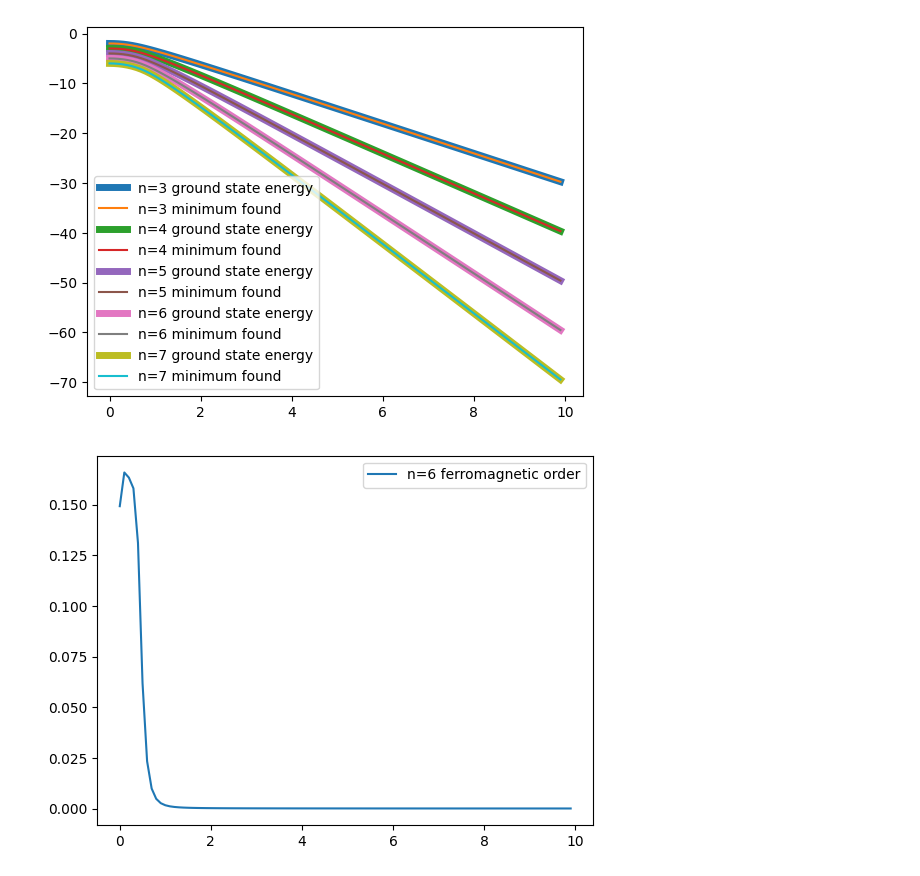
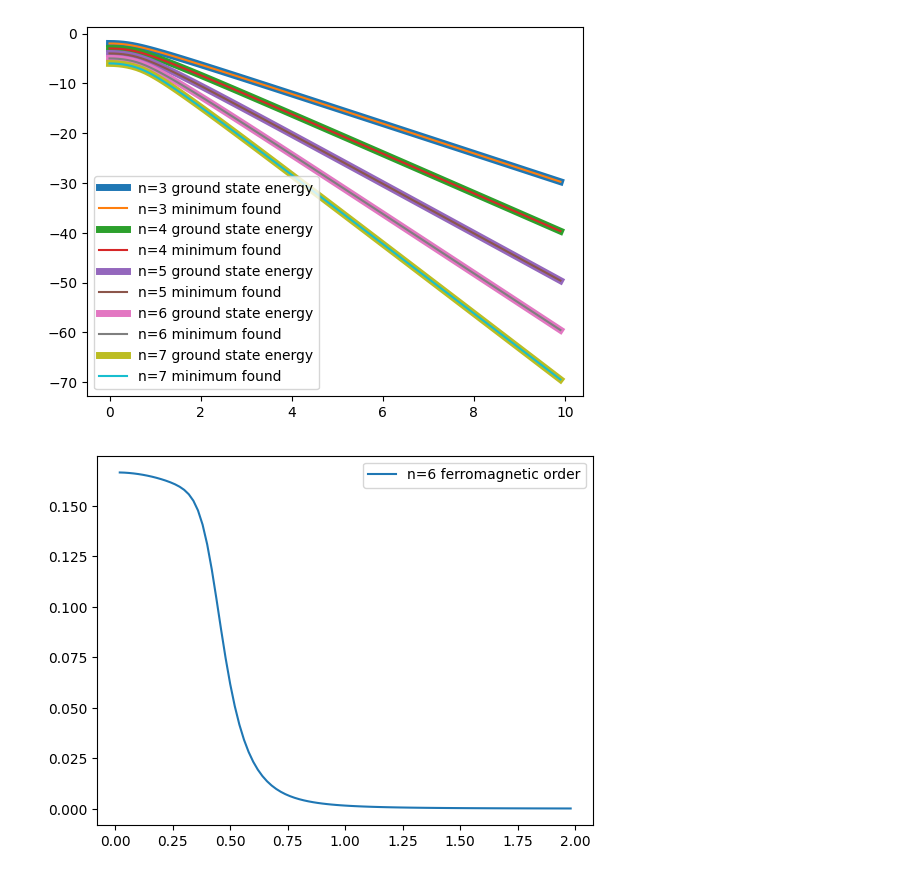
Before and after one commit to smdrzazga/tensor-networks, a Jupyter notebook: tensor_networks_set_2.ipynb, the cells around one changed output. Saved outputs shown, nothing was run; the diff lists cells and outputs as text; code cells hidden in the pictures.

Commit message:
fix redundant calculations of tensor contractions

```diff
--- a/tensor_networks_set_2.ipynb
+++ b/tensor_networks_set_2.ipynb
@@ -285,6 +285,8 @@ def hamiltonian_mpo(state, h, hz):
 
 
 def single_left_hamiltonian_contraction(left_tensor, mps, mpo, site):
+    if site <= 0:
+        return left_tensor
     left_tensor = np.einsum("ijk, ipq -> qpjk", left_tensor, mps[site])
     left_tensor = np.einsum("ijkl, kpjq -> ipql", left_tensor, mpo[site])
     left_tensor = np.einsum("ijkl, pkl -> ijp", left_tensor, mps[site].T.conj())
@@ -293,6 +295,8 @@ def single_left_hamiltonian_contraction(left_tensor, mps, mpo, site):
 
 
 def single_right_hamiltonian_contraction(right_tensor, mps, mpo, site):
+    if site >= len(mps)-1:
+        return right_tensor
     right_tensor = np.einsum("ijk, pqi -> pqjk", right_tensor, mps[site])
     right_tensor = np.einsum("ijkl, pkjq -> ipql", right_tensor, mpo[site])
     right_tensor = np.einsum("ijkl, lkp -> ijp", right_tensor, mps[site].T.conj())
@@ -308,7 +312,6 @@ def left_hamiltonian_contraction(mps, mpo, site):
         L = single_left_hamiltonian_contraction(L, mps, mpo, i)
 
     return L
-
 
 
 def right_hamiltonian_contraction(mps, mpo, site):
@@ -441,7 +483,7 @@ def minimize_energy_total(mps, mpo, num_sweeps):
     return mps
 # %%
 site = 0
-state = random(8)
+state = random(6)
 H = hamiltonian_mpo(state, 1, 1)
 
 # transform random quantum state into Matrix Product State
@@ -548,29 +590,29 @@ def one_site_exp_value(mps, site, operator):
 # %%
 n = 6
 hz = 1e-3
 
 ferroparameter = []
-for h in np.arange(0, 10, 0.1):
+for h in np.arange(0, 2, 0.02):
     # create state, mps and hamiltonian
     state = random(n)
     mps = to_left_canonical_mps(state)
     mps = to_mixed_canonical_mps(mps, 0)
     H = hamiltonian_mpo(state, h, hz)
 
     # minimize energy of the system
     mps = minimize_energy_total(mps, H, 1)
 
     # calculating ferromagnetic order parameter for the ground state
     parameter = 0
     for site in range(n):
         parameter += one_site_exp_value(mps, site, Z)
     ferroparameter.append(parameter/n)
 
-h = np.arange(0, 10, 0.1)
+h = np.arange(0, 2, 0.02)
 
-plt.plot(h, ferroparameter, label=f"n={n} ferromagnetic order")
+plt.plot(h[1:], ferroparameter[1:], label=f"n={n} ferromagnetic order")
 
 plt.legend()
 plt.show()
 # %% [output]
-[figure, old version]
+[figure, new version]
```
Also changed, not shown: parts of 4 cells of this notebook.
